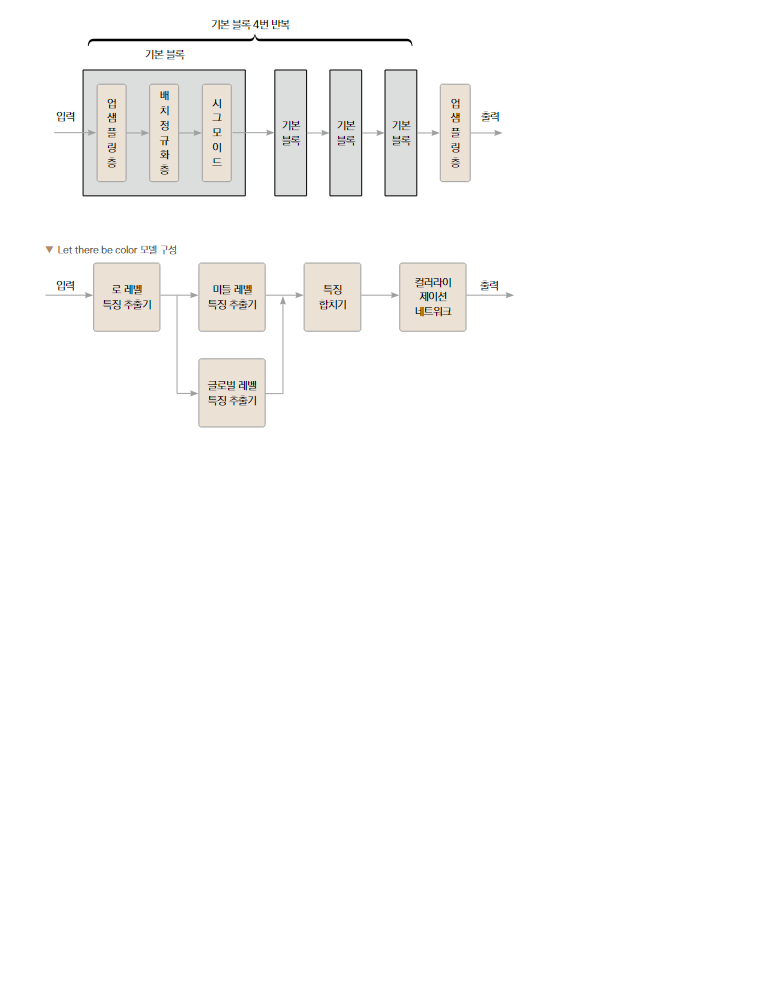
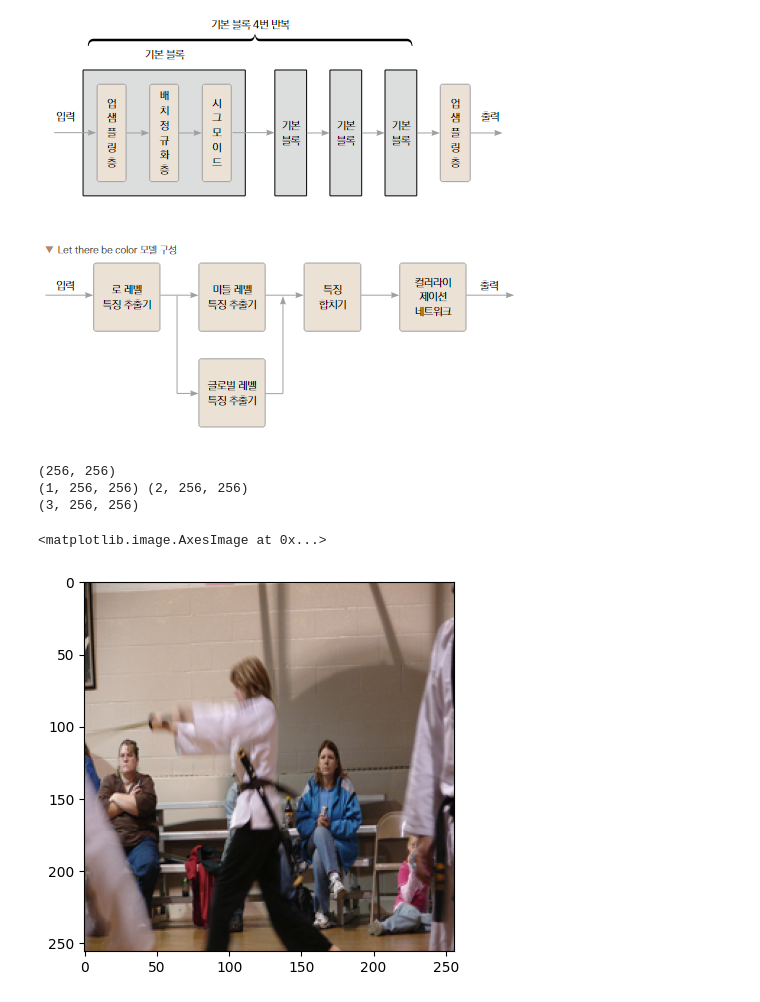
Before and after one commit to leekyuyoung202306/PYTHON, a Jupyter notebook: 16주차/[파이토치]자동채색_모델.ipynb, the cells around one changed output. Saved outputs shown, nothing was run; the diff lists cells and outputs as text; code cells hidden in the pictures; blank space fills up the shorter version.

```diff
--- a/16주차/[파이토치]자동채색_모델.ipynb
+++ b/16주차/[파이토치]자동채색_모델.ipynb
@@ -250,3 +233,22 @@ for epoch in range(1):
     optim.step()
     iter.set_description(f"epoch:{epoch} loss:{loss.item()}")
 torch.save(model.state_dict(),'AutoColor.pth')
+# %%
+test_L, test_AB =  dataset[0]
+print(test_L.shape)
+# pyplot 형태로 변형
+test_L = np.expand_dims(test_L, axis=0)
+print(test_L.shape,test_AB.shape)
+real_img = np.concatenate([test_L, test_AB])
+print(real_img.shape)
+# 그리기 위해서 채널 정보를 뒤로 배치
+real_img = real_img.transpose(1,2,0).astype(np.uint8)
+# LAB -> RGB
+real_img = lab2rgb(real_img)
+plt.imshow(real_img)
+# %% [output]
+(256, 256)
+(1, 256, 256) (2, 256, 256)
+(3, 256, 256)
+<matplotlib.image.AxesImage at 0x...>
+[figure, added]
```
Also changed, not shown: parts of 5 cells of this notebook.
